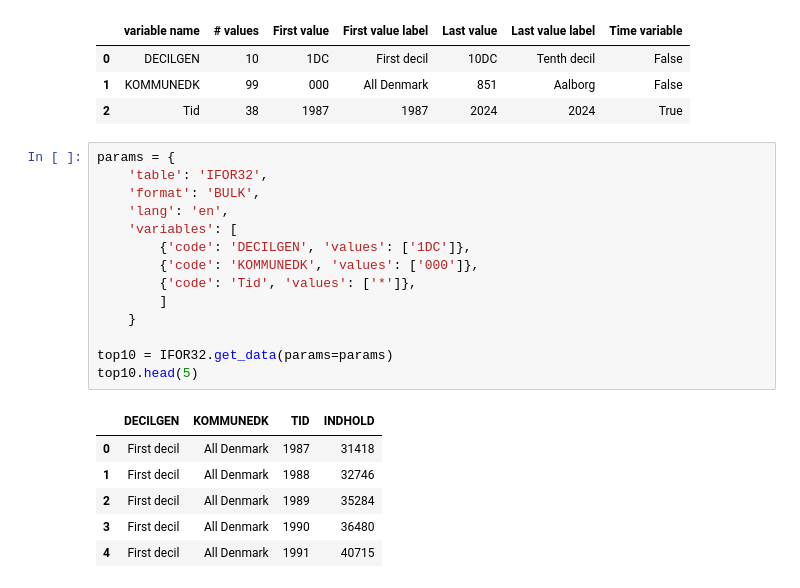
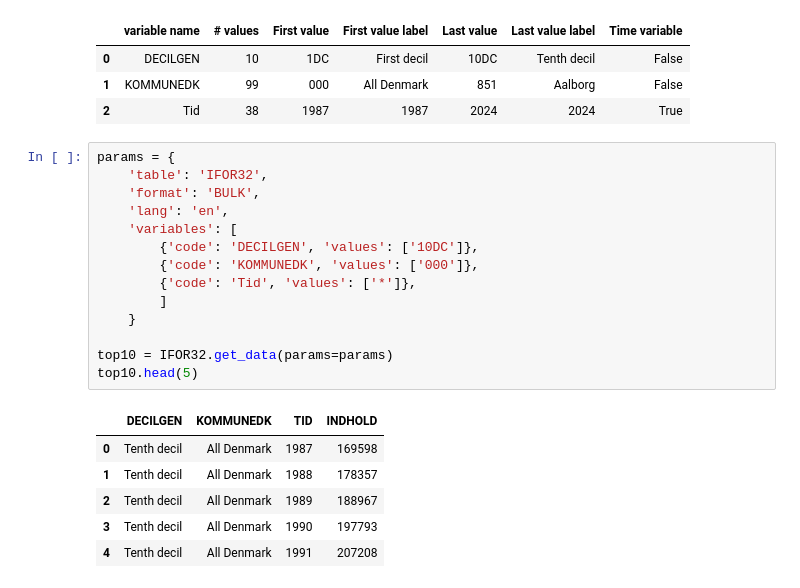
Before and after one commit to mnielsenkaplan-byte/ProgEcon4, a Jupyter notebook: Data Project.ipynb, the cells around one changed output. Drawn from its saved outputs; the diff is of its cells as text.

```diff
--- a/Data Project.ipynb
+++ b/Data Project.ipynb
@@ -142,21 +111,21 @@ Last update: 2025-12-01T08:00:00
 # %%
 params = {
     'table': 'IFOR32',
     'format': 'BULK',
     'lang': 'en',
     'variables': [
-        {'code': 'DECILGEN', 'values': ['1DC']},
+        {'code': 'DECILGEN', 'values': ['10DC']},
         {'code': 'KOMMUNEDK', 'values': ['000']},
         {'code': 'Tid', 'values': ['*']},
         ]
     }
 
 top10 = IFOR32.get_data(params=params)
 top10.head(5)
 # %% [output]
 |  | DECILGEN | KOMMUNEDK | TID | INDHOLD |
-| 0 | First decil | All Denmark | 1987 | 31418 |
-| 1 | First decil | All Denmark | 1988 | 32746 |
-| 2 | First decil | All Denmark | 1989 | 35284 |
-| 3 | First decil | All Denmark | 1990 | 36480 |
-| 4 | First decil | All Denmark | 1991 | 40715 |
+| 0 | Tenth decil | All Denmark | 1987 | 169598 |
+| 1 | Tenth decil | All Denmark | 1988 | 178357 |
+| 2 | Tenth decil | All Denmark | 1989 | 188967 |
+| 3 | Tenth decil | All Denmark | 1990 | 197793 |
+| 4 | Tenth decil | All Denmark | 1991 | 207208 |
```
Also changed, not shown: parts of 5 cells of this notebook.
